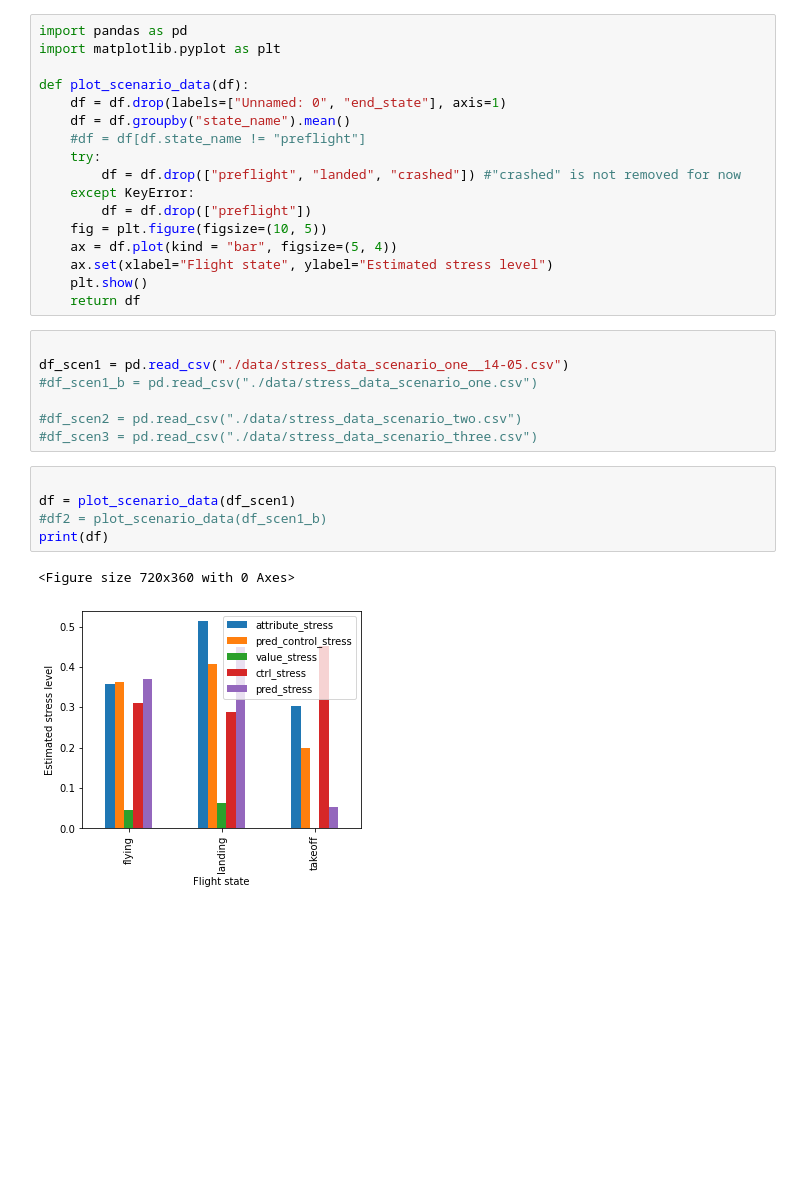
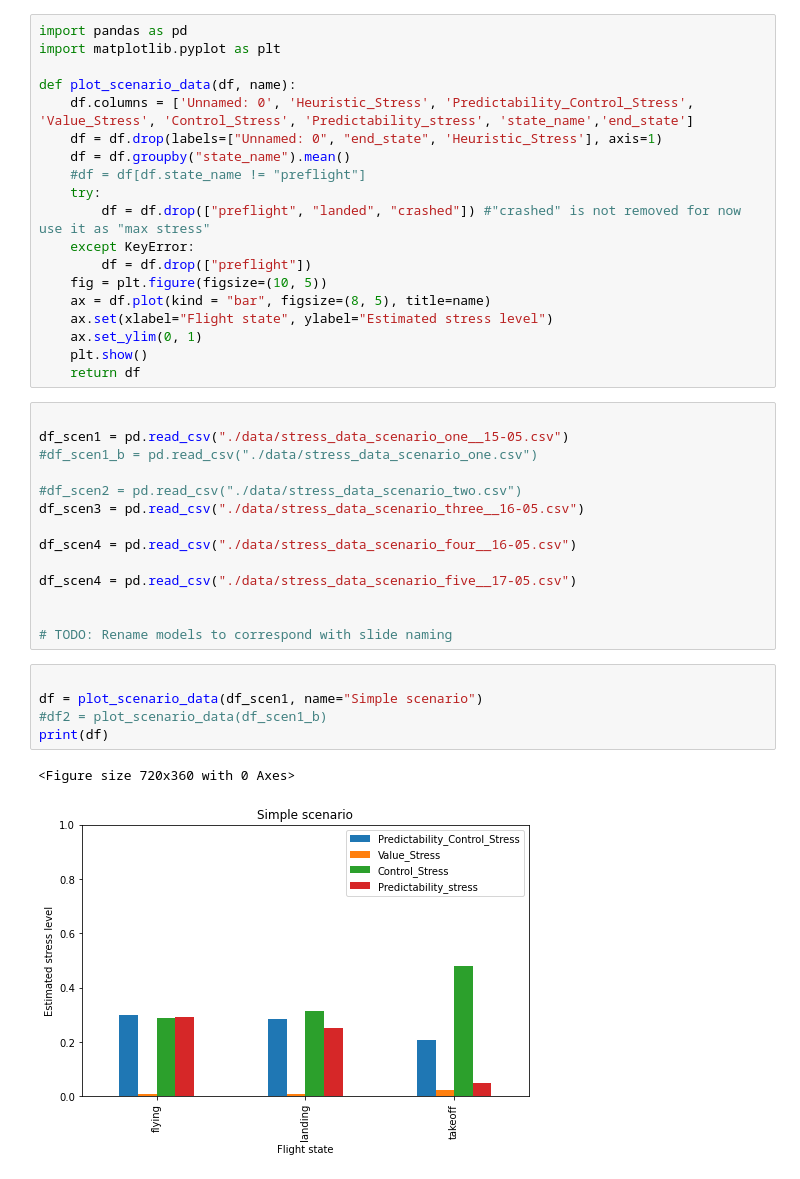
Before and after one commit to mxnurmi/modeling-pilot-mental-state, a Jupyter notebook: data_exploration.ipynb, the cells around one changed output. Saved outputs shown, nothing was run; the diff lists cells and outputs as text; blank space fills up the shorter version.

```diff
--- a/data_exploration.ipynb
+++ b/data_exploration.ipynb
@@ -2,31 +2,40 @@
 import pandas as pd
 import matplotlib.pyplot as plt
 
-def plot_scenario_data(df):
-    df = df.drop(labels=["Unnamed: 0", "end_state"], axis=1)
+def plot_scenario_data(df, name):
+    df.columns = ['Unnamed: 0', 'Heuristic_Stress', 'Predictability_Control_Stress', 'Value_Stress', 'Control_Stress', 'Predictability_stress', 'state_name','end_state']
+    df = df.drop(labels=["Unnamed: 0", "end_state", 'Heuristic_Stress'], axis=1)
     df = df.groupby("state_name").mean()
     #df = df[df.state_name != "preflight"]
     try:
-        df = df.drop(["preflight", "landed", "crashed"]) #"crashed" is not removed for now
+        df = df.drop(["preflight", "landed", "crashed"]) #"crashed" is not removed for now use it as "max stress"
     except KeyError:
         df = df.drop(["preflight"])
     fig = plt.figure(figsize=(10, 5))
-    ax = df.plot(kind = "bar", figsize=(5, 4))
+    ax = df.plot(kind = "bar", figsize=(8, 5), title=name)
     ax.set(xlabel="Flight state", ylabel="Estimated stress level")
+    ax.set_ylim(0, 1)
     plt.show()
     return df
 # %%
 
-df_scen1 = pd.read_csv("./data/stress_data_scenario_one__14-05.csv")
+df_scen1 = pd.read_csv("./data/stress_data_scenario_one__15-05.csv")
 #df_scen1_b = pd.read_csv("./data/stress_data_scenario_one.csv")
 
 #df_scen2 = pd.read_csv("./data/stress_data_scenario_two.csv")
-#df_scen3 = pd.read_csv("./data/stress_data_scenario_three.csv")
+df_scen3 = pd.read_csv("./data/stress_data_scenario_three__16-05.csv")
+
+df_scen4 = pd.read_csv("./data/stress_data_scenario_four__16-05.csv")
+
+df_scen4 = pd.read_csv("./data/stress_data_scenario_five__17-05.csv")
+
+
+# TODO: Rename models to correspond with slide naming
 # %%
 
-df = plot_scenario_data(df_scen1)
+df = plot_scenario_data(df_scen1, name="Simple scenario")
 #df2 = plot_scenario_data(df_scen1_b)
 print(df)
 # %% [output]
 <Figure size 720x360 with 0 Axes>
-[figure, old version]
+[figure, new version]
```
Also changed, not shown: parts of 4 cells of this notebook, 6 other files.
